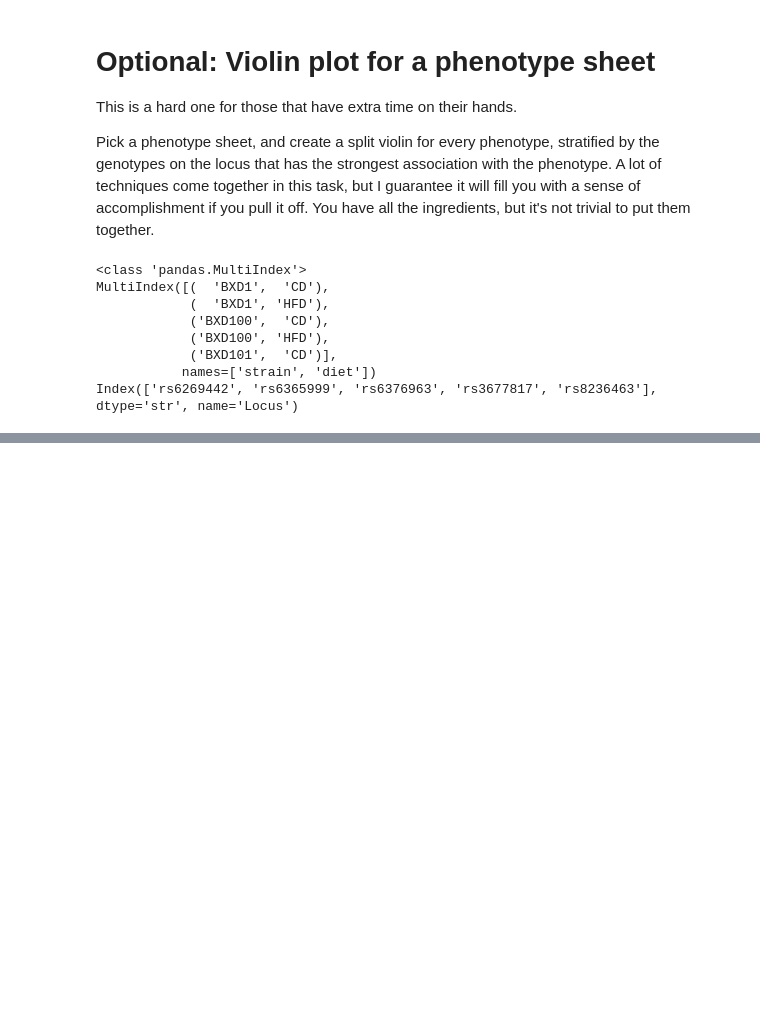
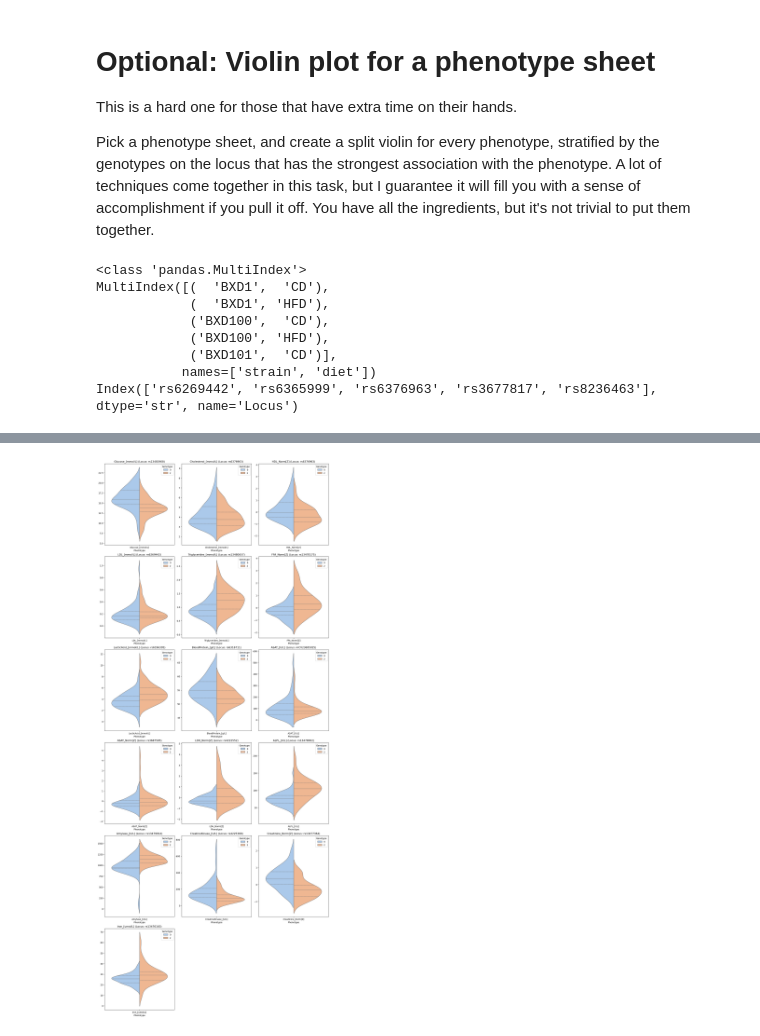
Before and after one commit to PeterBrederlow/PracticalIntegrativeBioinformatics, a Jupyter notebook: Day4-GWAS_Quantitative.ipynb, the cells around one changed output, grey strips where cells are left out. Drawn from its saved outputs; the diff is of its cells as text; code cells hidden in the pictures; blank space fills up the shorter version.

```diff
--- a/Day4-GWAS_Quantitative.ipynb
+++ b/Day4-GWAS_Quantitative.ipynb
@@ -558,0 +549,27 @@ for phenotype in unique_phenotypes:
+# %%
+unique_phenotypes = plot_df['Phenotype'].unique()
+plots_per_row = 3
+num_rows = (len(unique_phenotypes) + plots_per_row - 1) // plots_per_row  # Calculate the number of rows needed
+fig, axes = plt.subplots(num_rows, plots_per_row, figsize=(15, 6 * num_rows), constrained_layout=True)
+axes = axes.flatten()
+
+for i, phenotype in enumerate(unique_phenotypes):
+    ax = axes[i]
+    df = plot_df[plot_df['Phenotype'] == phenotype]
+    sns.violinplot(
+        data=df,
+        x='Phenotype',
+        y='Value',
+        hue='Genotype',
+        split=True,
+        inner='quart',
+        palette='pastel',
+        ax=ax
+    )
+    ax.set_title(f'{phenotype} (Locus: {df["Locus"].iloc[0]})')
+    ax.set_ylabel('')
+for j in range(len(unique_phenotypes), len(axes)):
+    fig.delaxes(axes[j])
+plt.show()
+# %% [output]
+[figure, added]
```
Also changed, not shown: parts of 6 cells of this notebook, 2 other files.
